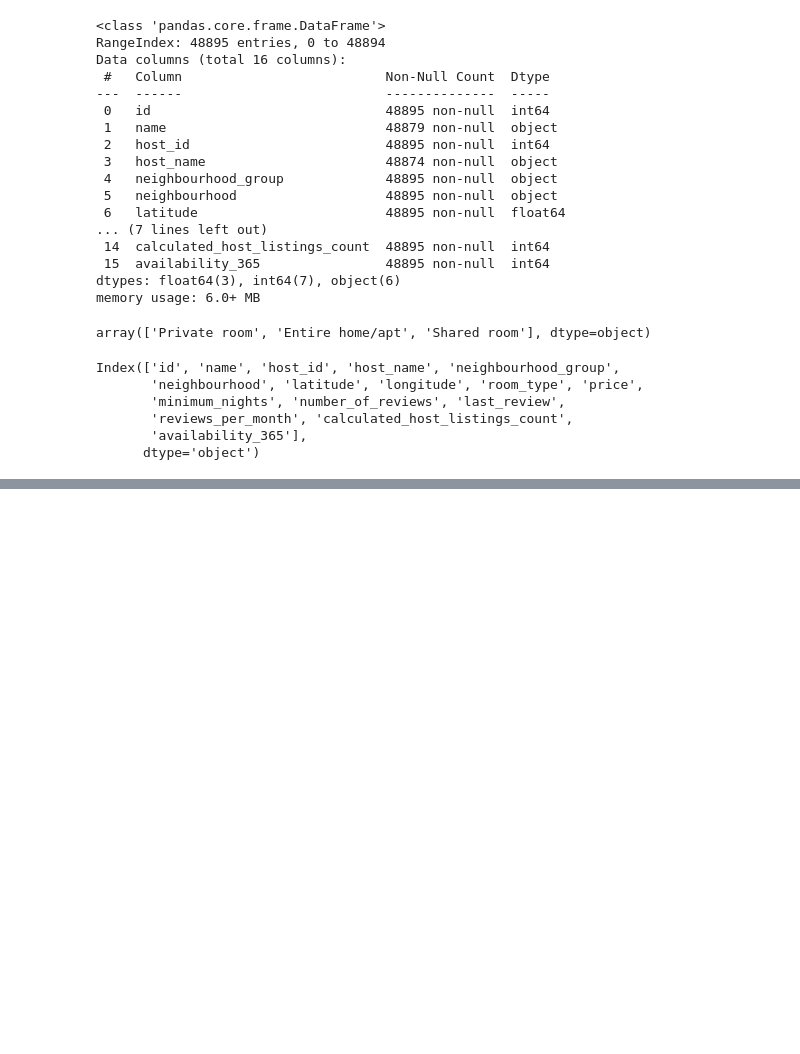
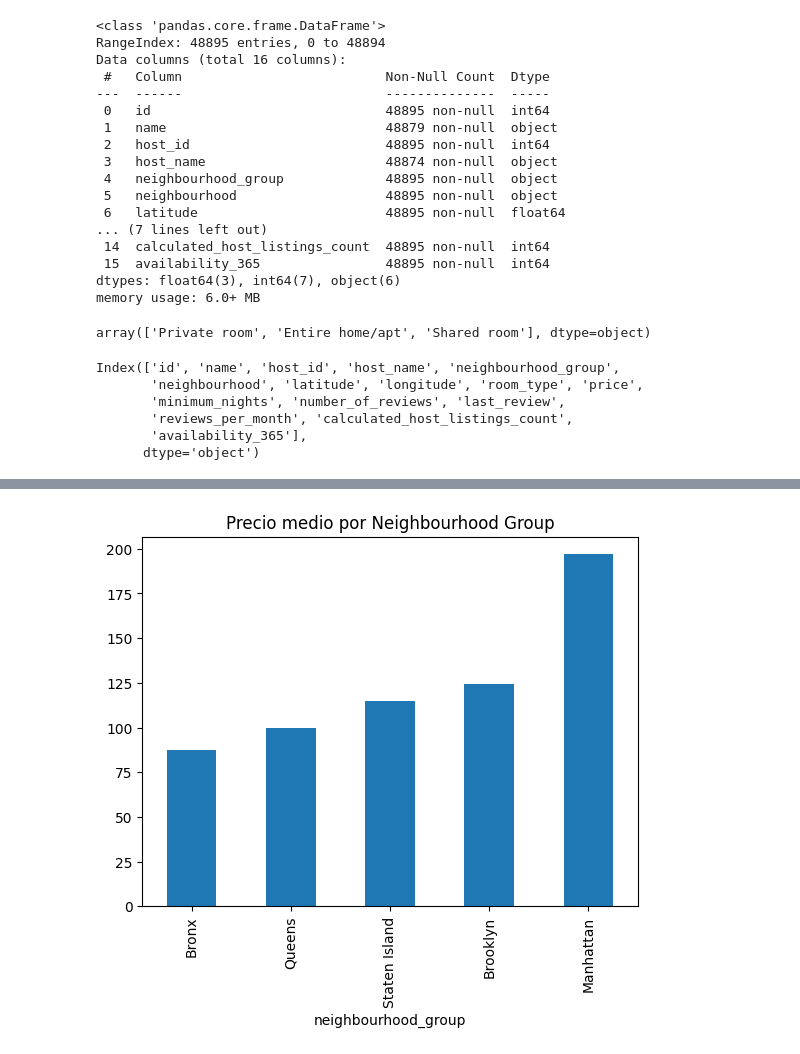
Before and after one commit to 4GeeksAcademy/Gabriel-De-Almeida-Santos-machine-learning-python-template, a Jupyter notebook: src/explore.ipynb, the cells around one changed output, grey strips where cells are left out. Cells and saved outputs as stored; diff of their text form; code cells hidden in the pictures; blank space fills up the shorter version.

```diff
--- a/src/explore.ipynb
+++ b/src/explore.ipynb
@@ -69,0 +131,7 @@ TypeError: 'method' object is not subscriptable
+# %%
+df.groupby('neighbourhood_group')['price'].mean().sort_values(ascending=False)
+df.groupby('neighbourhood_group')['price'].mean().sort_values().plot(kind='bar')
+plt.title("Precio medio por Neighbourhood Group")
+plt.show()
+# %% [output]
+[figure, added]
```
Also changed, not shown: parts of 11 cells of this notebook.
